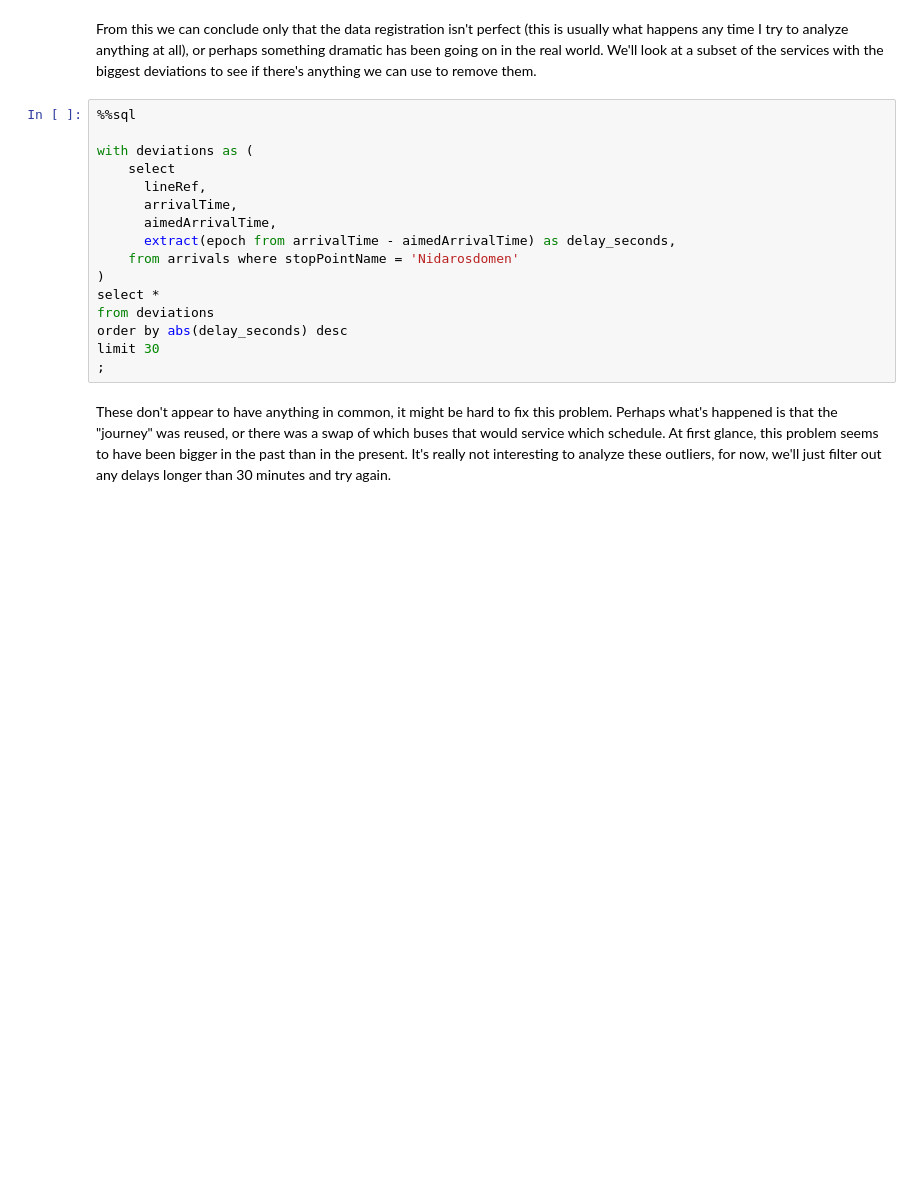
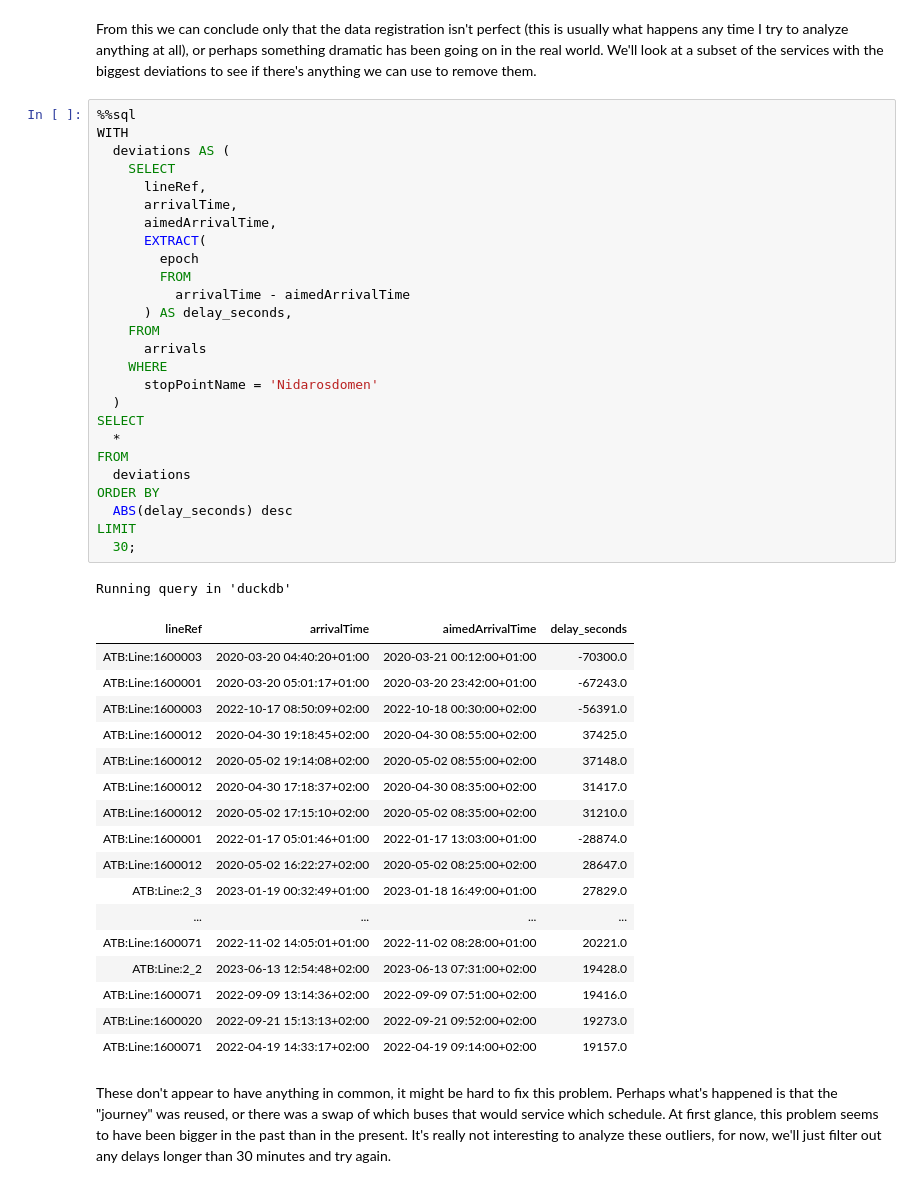
Before and after one commit to kaaveland/bus-eta, a Jupyter notebook: EnturRealtimeEDA.ipynb, the cells around one changed output. Drawn from its saved outputs; the diff is of its cells as text; blank space fills up the shorter version.

```diff
--- a/EnturRealtimeEDA.ipynb
+++ b/EnturRealtimeEDA.ipynb
@@ -262,20 +373,49 @@ sns.lineplot(
 From this we can conclude only that the data registration isn't perfect (this is usually what happens any time I try to analyze anything at all), or perhaps something dramatic has been going on in the real world. We'll look at a subset of the services with the biggest deviations to see if there's anything we can use to remove them.
 # %%
 %%sql
-
-with deviations as (
-    select
+WITH
+  deviations AS (
+    SELECT
       lineRef,
       arrivalTime,
       aimedArrivalTime,
-      extract(epoch from arrivalTime - aimedArrivalTime) as delay_seconds,
-    from arrivals where stopPointName = 'Nidarosdomen'
-)
-select *
-from deviations
-order by abs(delay_seconds) desc
-limit 30
-;
+      EXTRACT(
+        epoch
+        FROM
+          arrivalTime - aimedArrivalTime
+      ) AS delay_seconds,
+    FROM
+      arrivals
+    WHERE
+      stopPointName = 'Nidarosdomen'
+  )
+SELECT
+  *
+FROM
+  deviations
+ORDER BY
+  ABS(delay_seconds) desc
+LIMIT
+  30;
+# %% [output]
+Running query in 'duckdb'
+| lineRef | arrivalTime | aimedArrivalTime | delay_seconds |
+| ATB:Line:1600003 | 2020-03-20 04:40:20+01:00 | 2020-03-21 00:12:00+01:00 | -70300.0 |
+| ATB:Line:1600001 | 2020-03-20 05:01:17+01:00 | 2020-03-20 23:42:00+01:00 | -67243.0 |
+| ATB:Line:1600003 | 2022-10-17 08:50:09+02:00 | 2022-10-18 00:30:00+02:00 | -56391.0 |
+| ATB:Line:1600012 | 2020-04-30 19:18:45+02:00 | 2020-04-30 08:55:00+02:00 | 37425.0 |
+| ATB:Line:1600012 | 2020-05-02 19:14:08+02:00 | 2020-05-02 08:55:00+02:00 | 37148.0 |
+| ATB:Line:1600012 | 2020-04-30 17:18:37+02:00 | 2020-04-30 08:35:00+02:00 | 31417.0 |
+| ATB:Line:1600012 | 2020-05-02 17:15:10+02:00 | 2020-05-02 08:35:00+02:00 | 31210.0 |
+| ATB:Line:1600001 | 2022-01-17 05:01:46+01:00 | 2022-01-17 13:03:00+01:00 | -28874.0 |
+| ATB:Line:1600012 | 2020-05-02 16:22:27+02:00 | 2020-05-02 08:25:00+02:00 | 28647.0 |
+| ATB:Line:2_3 | 2023-01-19 00:32:49+01:00 | 2023-01-18 16:49:00+01:00 | 27829.0 |
+| ... | ... | ... | ... |
+| ATB:Line:1600071 | 2022-11-02 14:05:01+01:00 | 2022-11-02 08:28:00+01:00 | 20221.0 |
+| ATB:Line:2_2 | 2023-06-13 12:54:48+02:00 | 2023-06-13 07:31:00+02:00 | 19428.0 |
+| ATB:Line:1600071 | 2022-09-09 13:14:36+02:00 | 2022-09-09 07:51:00+02:00 | 19416.0 |
+| ATB:Line:1600020 | 2022-09-21 15:13:13+02:00 | 2022-09-21 09:52:00+02:00 | 19273.0 |
+| ATB:Line:1600071 | 2022-04-19 14:33:17+02:00 | 2022-04-19 09:14:00+02:00 | 19157.0 |
 # %% [markdown]
 These don't appear to have anything in common, it might be hard to fix this problem. Perhaps what's happened is that the "journey" was reused, or there was a swap of which buses that would service which schedule. At first glance, this problem seems to have been bigger in the past than in the present. It's really not interesting to analyze these outliers, for now, we'll just filter out any delays longer than 30 minutes and try again.
 # %%
```
Also changed, not shown: parts of 62 cells of this notebook, 10 other files.
